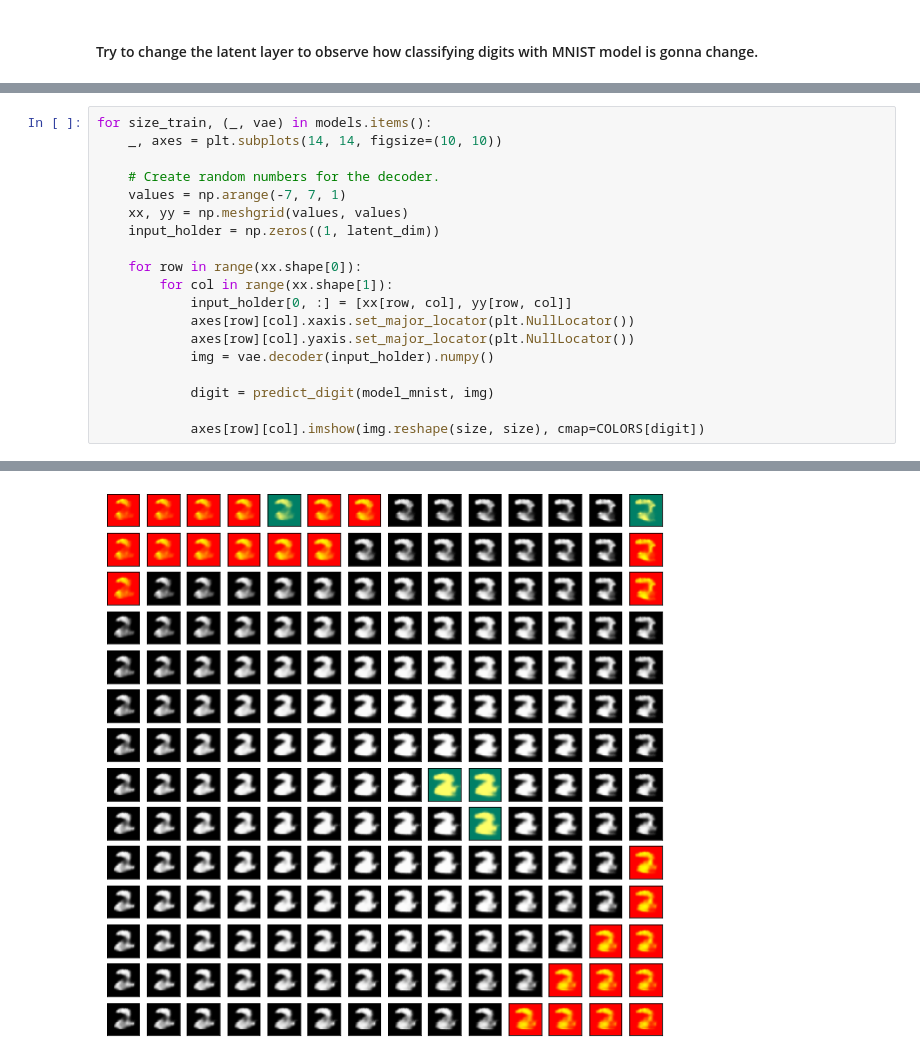
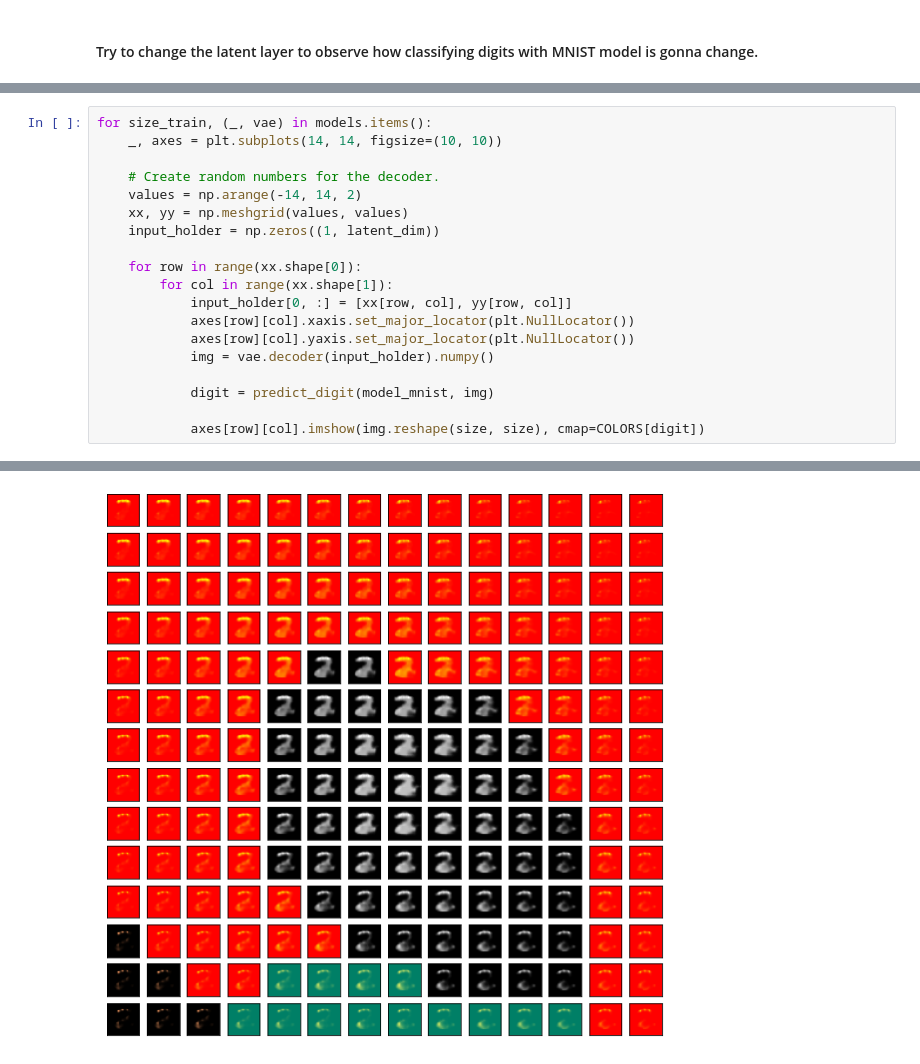
Before and after one commit to jojoc4/MachLe, a Jupyter notebook: PW12/Data_Augmentation/VAE_CNN_MNIST.ipynb, the cells around one changed output, grey strips where cells are left out. Cells and saved outputs as stored; diff of their text form.

```diff
--- a/PW12/Data_Augmentation/VAE_CNN_MNIST.ipynb
+++ b/PW12/Data_Augmentation/VAE_CNN_MNIST.ipynb
@@ -384,7 +384,7 @@ for size_train, (_, vae) in models.items():
     _, axes = plt.subplots(14, 14, figsize=(10, 10))
 
     # Create random numbers for the decoder.
-    values = np.arange(-7, 7, 1)
+    values = np.arange(-14, 14, 2)
     xx, yy = np.meshgrid(values, values)
     input_holder = np.zeros((1, latent_dim))
 
@@ -405 +405 @@ for size_train, (_, vae) in models.items():
-[figure, old version]
+[figure, new version]
```
Also changed, not shown: parts of 6 cells of this notebook, 20 other files.
